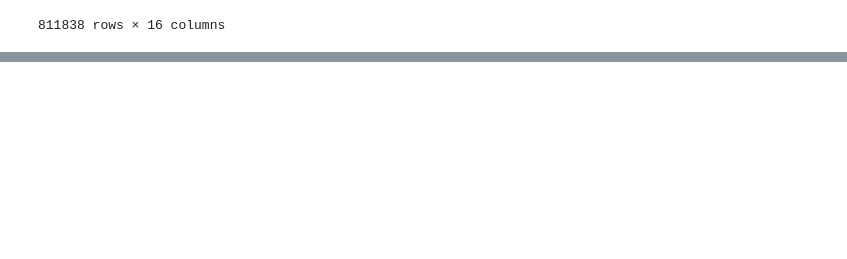
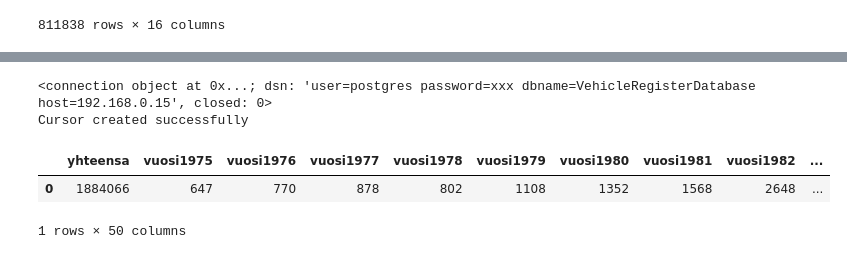
Before and after one commit to GouchinHub/TJTS4901, a Jupyter notebook: koodikirjasto.ipynb, the cells around one changed output, grey strips where cells are left out. Drawn from its saved outputs; the diff is of its cells as text; code cells hidden in the pictures; blank space fills up the shorter version.

Commit message:
Add queries for inspecting data incompletion

```diff
--- a/koodikirjasto.ipynb
+++ b/koodikirjasto.ipynb
@@ -630,0 +702,39 @@ Cursor created successfully
+# %%
+def ensirekisteroinnit_vuosittain_henkiloauto_luokassa(vuosi_alaraja, vuosi_ylaraja):
+    if vuosi_alaraja < 1975 or vuosi_ylaraja > 2023:
+        print("vuosirajaus oltava välillä 1975 - 2023")
+
+    cursor = luo_yhteys()
+    query = f'''
+        SELECT COUNT(ar.ensirekisterointipvm) AS yhteensa'''
+
+    kolumnit = ['yhteensa']
+    for vuosi in range(vuosi_alaraja, vuosi_ylaraja + 1, 1):
+        query += f''',
+            COUNT(CASE WHEN EXTRACT(YEAR FROM ar.ensirekisterointipvm) = {vuosi} THEN 1 END) AS vuosi{vuosi}'''
+        kolumnit.append('vuosi' + str(vuosi))
+
+    query += f'''
+          FROM ajoneuvorekisteroinnit ar
+          WHERE ar.ajoneuvoluokka = 'M1' AND ar.ensirekisterointipvm IS NOT NULL; '''
+
+    try:
+        cursor.execute(query)
+        # Fetch and print the results
+        records = cursor.fetchall()
+        df = pd.DataFrame(records, columns=kolumnit)
+        df.fillna("Ei määritelty", inplace=True)
+        return df
+
+        # Commit the transaction
+        #connection.commit()
+    except (Exception, psycopg2.Error) as error:
+        print("Error while executing SQL query:", error)
+# %%
+ensirekisteroinnit_vuosittain_henkiloauto_luokassa(1975, 2023)
+# %% [output]
+<connection object at 0x...; dsn: 'user=postgres password=xxx dbname=VehicleRegisterDatabase host=192.168.0.15', closed: 0>
+Cursor created successfully
+|  | yhteensa | vuosi1975 | vuosi1976 | vuosi1977 | vuosi1978 | vuosi1979 | vuosi1980 | vuosi1981 | vuosi1982 | ... |
+| 0 | 1884066 | 647 | 770 | 878 | 802 | 1108 | 1352 | 1568 | 2648 | ... |
+1 rows × 50 columns
```
Also changed, not shown: parts of 2 cells of this notebook, 1 other file.
